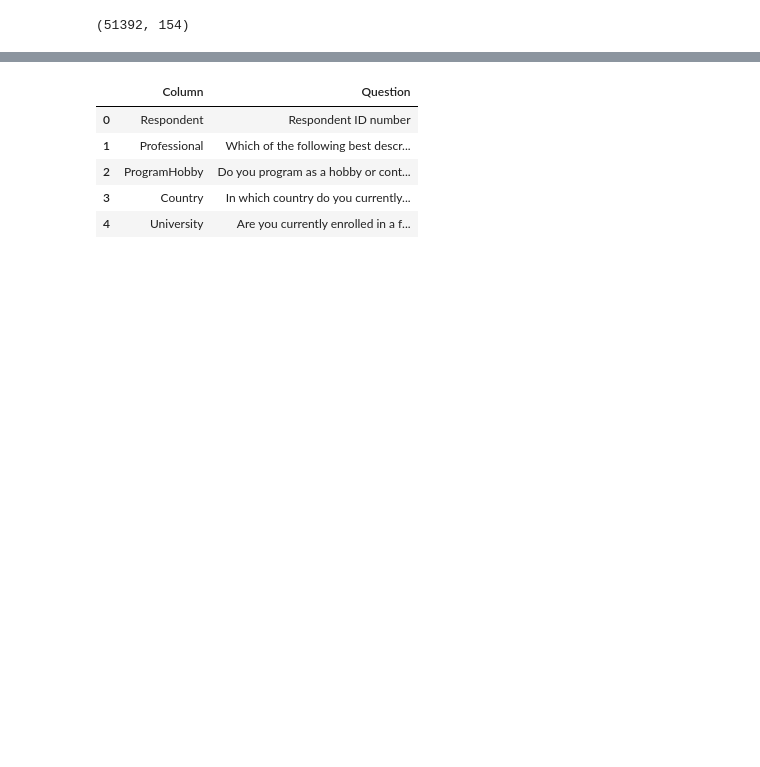
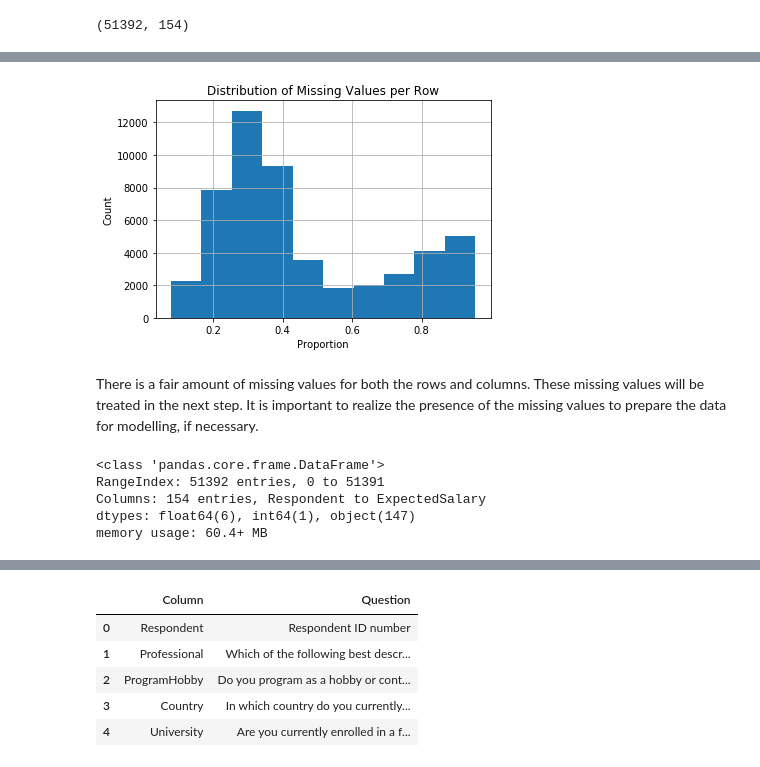
Before and after one commit to renzsumera/dsnd-p4-intro-data-science, a Jupyter notebook: WhyDevelopersLeave.ipynb, the cells around one changed output, grey strips where cells are left out. Cells and saved outputs as stored; diff of their text form; code cells hidden in the pictures; blank space fills up the shorter version.

```diff
--- a/WhyDevelopersLeave.ipynb
+++ b/WhyDevelopersLeave.ipynb
@@ -35,0 +47,20 @@ survey.shape
+# %%
+# How much data is missing in each row of the dataset?
+missing_row = survey.isnull().sum(axis=1) / survey.shape[1]
+
+missing_row.hist()
+plt.xlabel('Proportion')
+plt.ylabel('Count')
+plt.title('Distribution of Missing Values per Row');
+# %% [output]
+[figure, added]
+# %% [markdown]
+There is a fair amount of missing values for both the rows and columns. These missing values will be treated in the next step. It is important to realize the presence of the missing values to prepare the data for modelling, if necessary.
+# %%
+survey.info()
+# %% [output]
+<class 'pandas.core.frame.DataFrame'>
+RangeIndex: 51392 entries, 0 to 51391
+Columns: 154 entries, Respondent to ExpectedSalary
+dtypes: float64(6), int64(1), object(147)
+memory usage: 60.4+ MB
```
Also changed, not shown: parts of 53 cells of this notebook.
